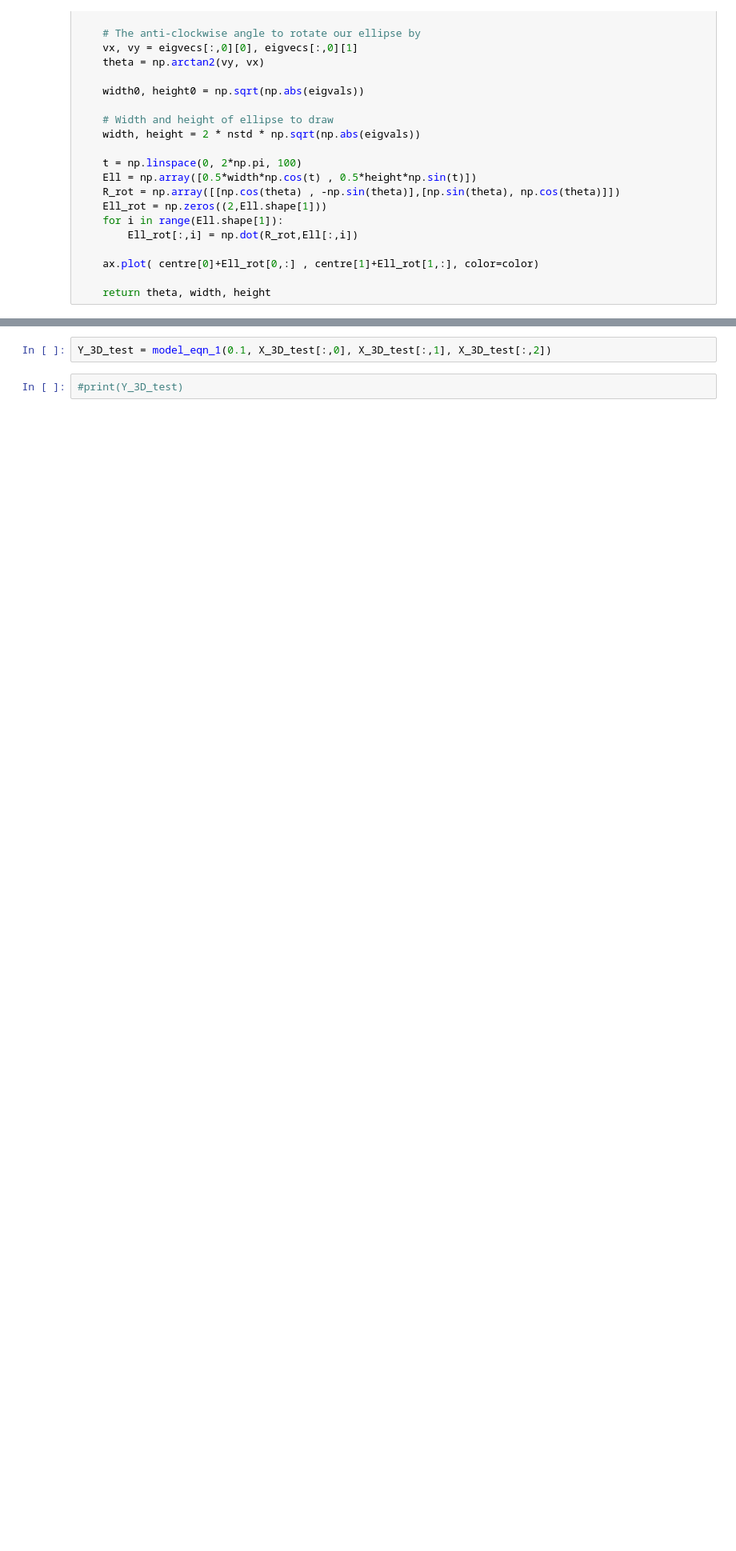
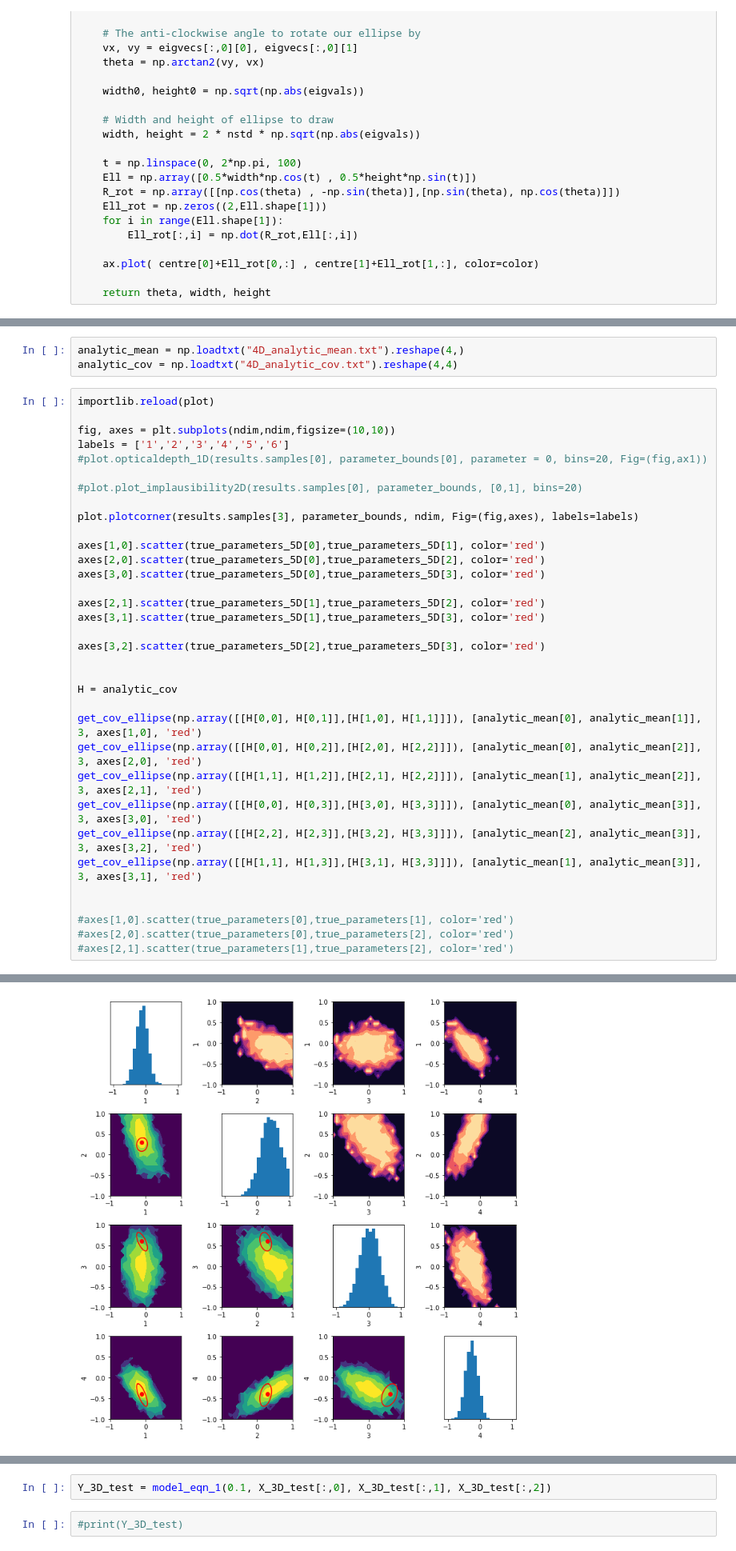
Before and after one commit to elliemay481/HistoryMatching, a Jupyter notebook: historymatch/PackageTest_HighD.ipynb, the cells around one changed output, grey strips where cells are left out. Shown: that part at 80% size. Saved outputs shown, nothing was run; the diff lists cells and outputs as text; blank space fills up the shorter version.

```diff
--- a/historymatch/PackageTest_HighD.ipynb
+++ b/historymatch/PackageTest_HighD.ipynb
@@ -226,0 +236,38 @@ ax1.legend(loc="best")
+# %%
+analytic_mean = np.loadtxt("4D_analytic_mean.txt").reshape(4,)
+analytic_cov = np.loadtxt("4D_analytic_cov.txt").reshape(4,4)
+# %%
+importlib.reload(plot)
+
+fig, axes = plt.subplots(ndim,ndim,figsize=(10,10))
+labels = ['1','2','3','4','5','6']
+#plot.opticaldepth_1D(results.samples[0], parameter_bounds[0], parameter = 0, bins=20, Fig=(fig,ax1))
+
+#plot.plot_implausibility2D(results.samples[0], parameter_bounds, [0,1], bins=20)
+
+plot.plotcorner(results.samples[3], parameter_bounds, ndim, Fig=(fig,axes), labels=labels)
+
+axes[1,0].scatter(true_parameters_5D[0],true_parameters_5D[1], color='red')
+axes[2,0].scatter(true_parameters_5D[0],true_parameters_5D[2], color='red')
+axes[3,0].scatter(true_parameters_5D[0],true_parameters_5D[3], color='red')
+
+axes[2,1].scatter(true_parameters_5D[1],true_parameters_5D[2], color='red')
+axes[3,1].scatter(true_parameters_5D[1],true_parameters_5D[3], color='red')
+
+axes[3,2].scatter(true_parameters_5D[2],true_parameters_5D[3], color='red')
+
+
+H = analytic_cov
+
+get_cov_ellipse(np.array([[H[0,0], H[0,1]],[H[1,0], H[1,1]]]), [analytic_mean[0], analytic_mean[1]], 3, axes[1,0], 'red')
+get_cov_ellipse(np.array([[H[0,0], H[0,2]],[H[2,0], H[2,2]]]), [analytic_mean[0], analytic_mean[2]], 3, axes[2,0], 'red')
+get_cov_ellipse(np.array([[H[1,1], H[1,2]],[H[2,1], H[2,2]]]), [analytic_mean[1], analytic_mean[2]], 3, axes[2,1], 'red')
+get_cov_ellipse(np.array([[H[0,0], H[0,3]],[H[3,0], H[3,3]]]), [analytic_mean[0], analytic_mean[3]], 3, axes[3,0], 'red')
+get_cov_ellipse(np.array([[H[2,2], H[2,3]],[H[3,2], H[3,3]]]), [analytic_mean[2], analytic_mean[3]], 3, axes[3,2], 'red')
+get_cov_ellipse(np.array([[H[1,1], H[1,3]],[H[3,1], H[3,3]]]), [analytic_mean[1], analytic_mean[3]], 3, axes[3,1], 'red')
+
+
+#axes[1,0].scatter(true_parameters[0],true_parameters[1], color='red')
+#axes[2,0].scatter(true_parameters[0],true_parameters[2], color='red')
+#axes[2,1].scatter(true_parameters[1],true_parameters[2], color='red')
+# %% [output]
@@ -226,0 +275 @@ ax1.legend(loc="best")
+[figure, added]
```
Also changed, not shown: parts of 16 cells of this notebook, 16 other files.
